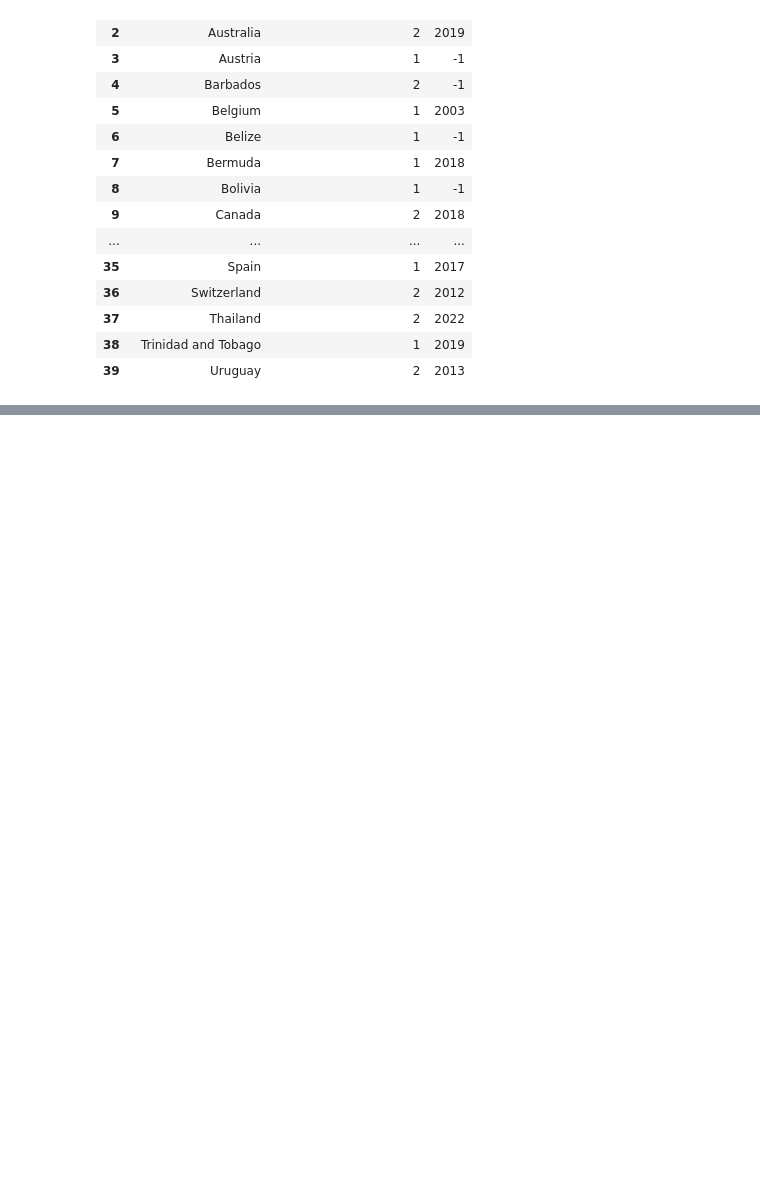
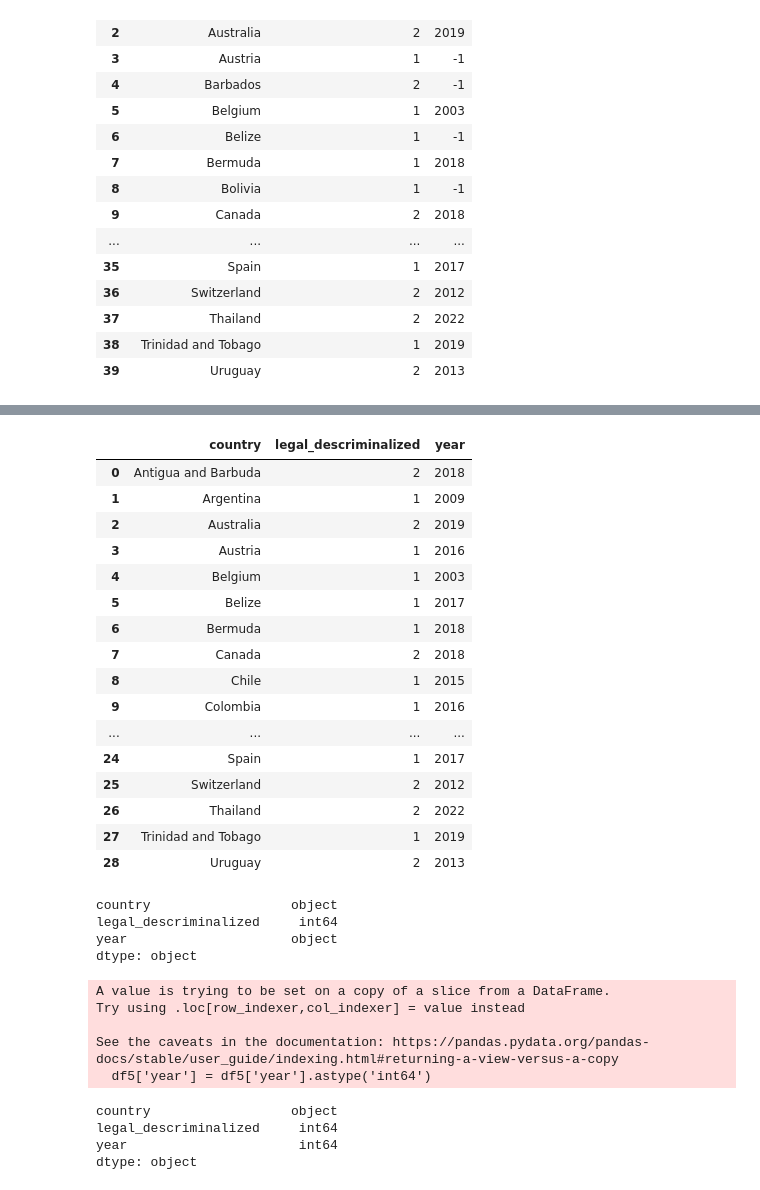
Before and after one commit to DemianFigueiredo/s_elt_project, a Jupyter notebook: notebook/legal_descriminalized.ipynb, the cells around one changed output, grey strips where cells are left out. Saved outputs shown, nothing was run; the diff lists cells and outputs as text; code cells hidden in the pictures; blank space fills up the shorter version.

```diff
--- a/Untitled.ipynb
+++ b/notebook/legal_descriminalized.ipynb
@@ -296,0 +320,45 @@ df5
+# %%
+df5.reset_index(drop=True, inplace=True)
+df5
+# %% [output]
+|  | country | legal_descriminalized | year |
+| 0 | Antigua and Barbuda | 2 | 2018 |
+| 1 | Argentina | 1 | 2009 |
+| 2 | Australia | 2 | 2019 |
+| 3 | Austria | 1 | 2016 |
+| 4 | Belgium | 1 | 2003 |
+| 5 | Belize | 1 | 2017 |
+| 6 | Bermuda | 1 | 2018 |
+| 7 | Canada | 2 | 2018 |
+| 8 | Chile | 1 | 2015 |
+| 9 | Colombia | 1 | 2016 |
+| ... | ... | ... | ... |
+| 24 | Spain | 1 | 2017 |
+| 25 | Switzerland | 2 | 2012 |
+| 26 | Thailand | 2 | 2022 |
+| 27 | Trinidad and Tobago | 1 | 2019 |
+| 28 | Uruguay | 2 | 2013 |
+# %%
+column_types = df5.dtypes
+column_types
+# %% [output]
+country                  object
+legal_descriminalized     int64
+year                     object
+dtype: object
+# %%
+df5['year'] = df5['year'].astype('int64')
+# %% [output]
+A value is trying to be set on a copy of a slice from a DataFrame.
+Try using .loc[row_indexer,col_indexer] = value instead
+
+See the caveats in the documentation: https://pandas.pydata.org/pandas-docs/stable/user_guide/indexing.html#returning-a-view-versus-a-copy
+  df5['year'] = df5['year'].astype('int64')
+# %%
+column_types = df5.dtypes
+column_types
+# %% [output]
+country                  object
+legal_descriminalized     int64
+year                      int64
+dtype: object
```
Also changed, not shown: parts of 12 cells of this notebook, 14 other files.
